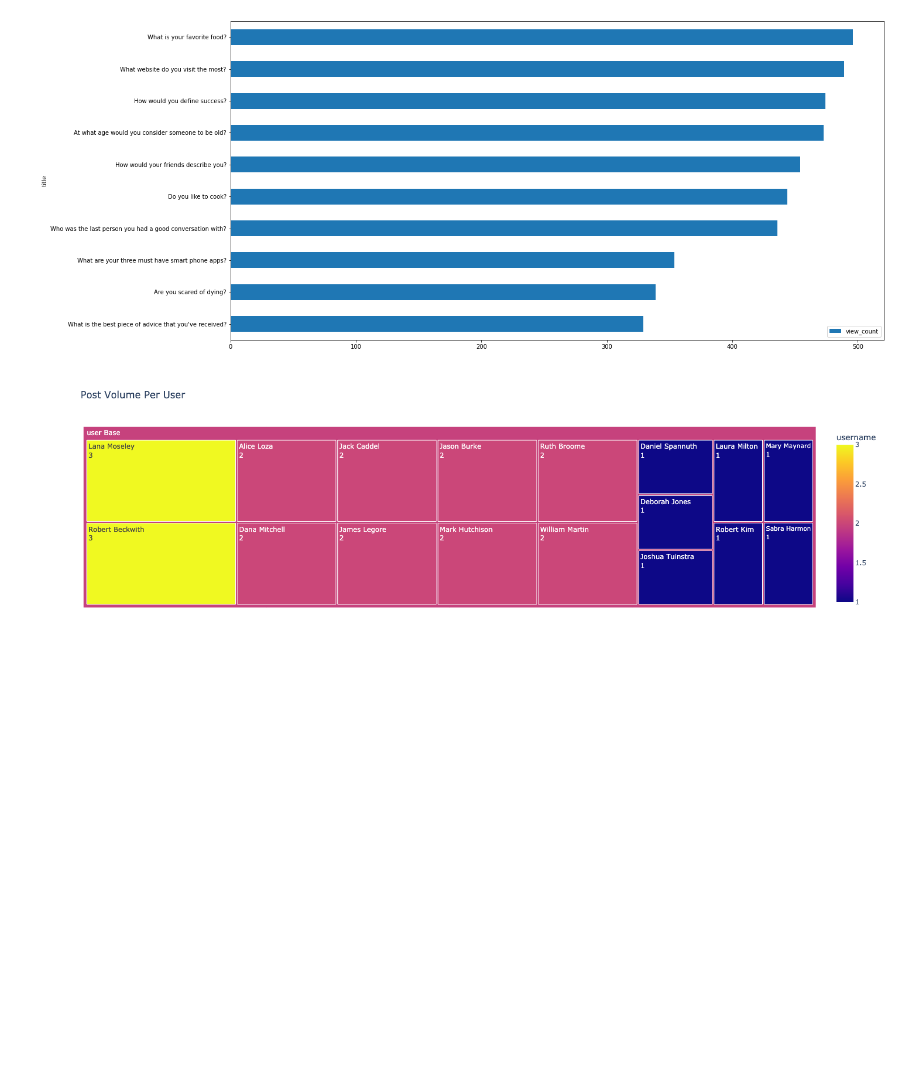
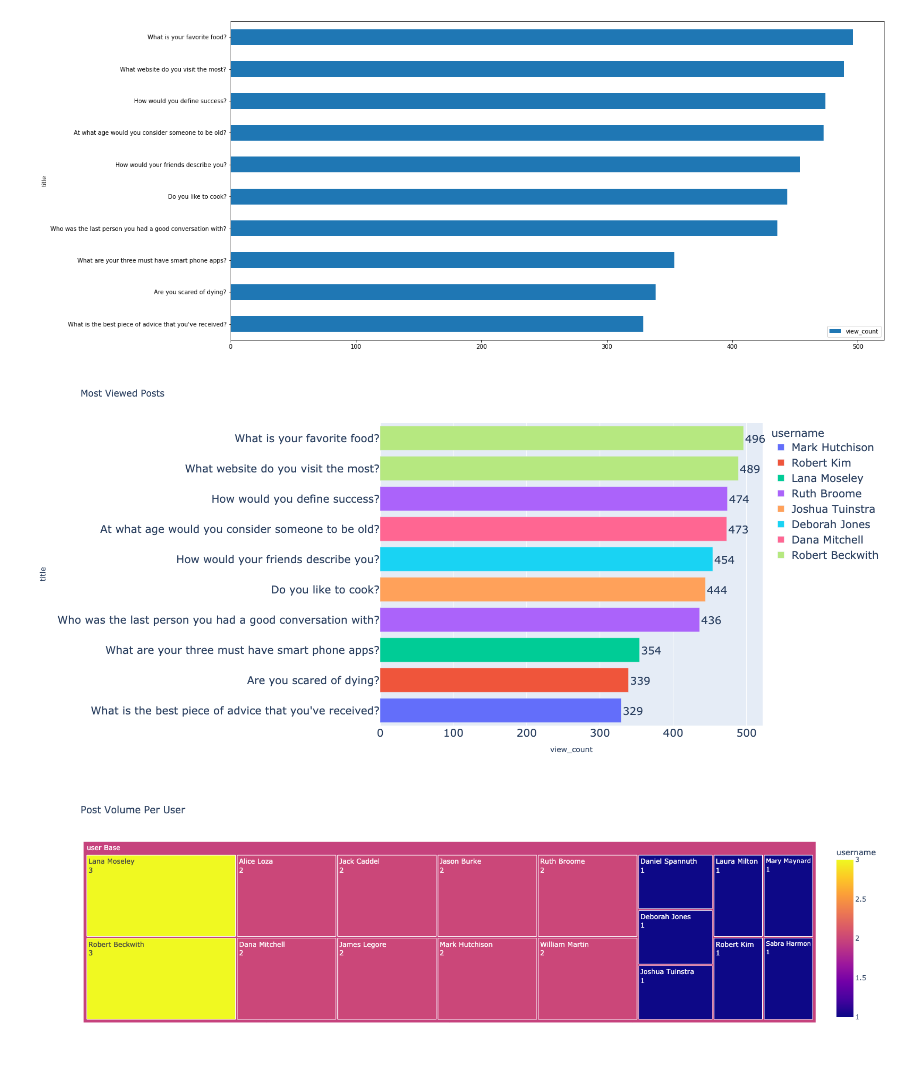
Before and after one commit to Robert-Such/flask_forum, a Jupyter notebook: reference/reference_queries.ipynb, the cells around one changed output. Saved outputs shown, nothing was run; the diff lists cells and outputs as text; code cells hidden in the pictures; blank space fills up the shorter version.

```diff
--- a/reference/reference_queries.ipynb
+++ b/reference/reference_queries.ipynb
@@ -98,6 +98,16 @@ posts_df.tail(10).plot.barh(y='view_count', x='title', figsize=(20,10))
 # %% [output]
 <AxesSubplot:ylabel='title'>
 [figure]
+# %%
+fig = px.bar(posts_df.tail(10), title="Most Viewed Posts", orientation='h', y="title", x='view_count', text_auto=True,
+             height=750, width=1600, color="username")
+fig.update_traces(textfont_size=20, textangle=0, textposition="outside", cliponaxis=False)
+fig.update_layout(bargap=0.2, yaxis = dict( tickfont = dict(size=20)), xaxis = dict( tickfont = dict(size=20)),
+                  legend = dict(font = dict(size = 20)), legend_title = dict(font = dict(size = 20)))
+fig.update_yaxes(categoryorder='total ascending')
+fig.show('png')
+# %% [output]
+[figure, added]
 # %%
 # Getting a treemap of Most Active Users According to Post Volume
 posts_per_user = posts_df['username'].value_counts()
```
